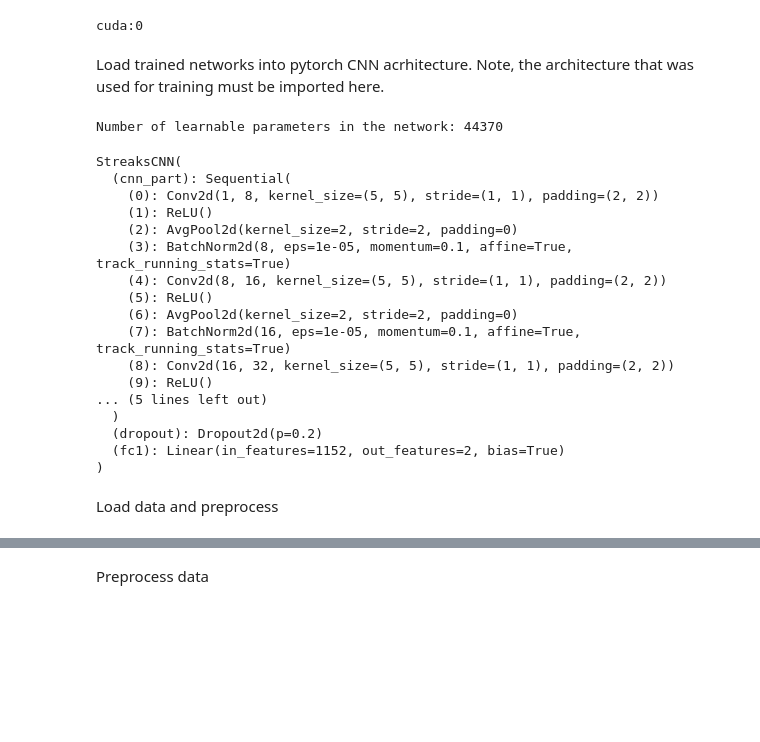
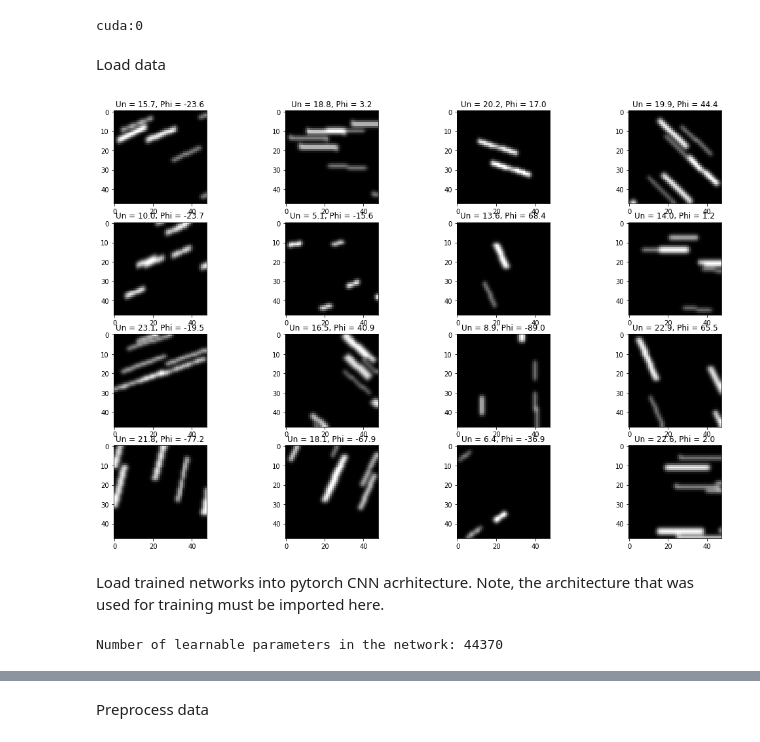
Before and after one commit to agrayver/streakcnn, a Jupyter notebook: test_CNN_pytorch.ipynb, the cells around one changed output, grey strips where cells are left out. Saved outputs shown, nothing was run; the diff lists cells and outputs as text; code cells hidden in the pictures; blank space fills up the shorter version.

```diff
--- a/test_CNN_pytorch.ipynb
+++ b/test_CNN_pytorch.ipynb
@@ -24,39 +24,53 @@ device = torch.device("cuda:0" if use_cuda else "cpu")
 print(device)
 # %% [output]
 cuda:0
+# %% [markdown]
+Load data
+# %%
+file_net = 'network_n=1M'
+
+h5f = h5py.File(('networks/%s_data.h5' % file_net), 'r')
+
+testImages = h5f['validationImages'][()]
+testData = h5f['validationData'][()]
+scale = h5f['scale'][()]
+mean = h5f['mean'][()]
+windowSize = h5f['windowSize'][()]
+n_ensemble_members = h5f['n_ensemble_members'][()]
+filter_size = h5f['filter_size'][()]
+padding = h5f['padding'][()]
+h5f.close()
+
+indices = random.randint(0, len(testImages), 16)
+
+fig = plt.figure()
+for i in range(indices.size):
+    ax = fig.add_subplot(4, 4, i + 1)
+    plt.gray()
+    plt.imshow(testImages[indices[i],0,:,:])
+    ax.set_title("Un = %.1f, Phi = %.1f" % (testData[indices[i],0], testData[indices[i],1]))
+
+fig.set_size_inches(np.array(fig.get_size_inches()) * 3)
+plt.show()
+# %% [output]
+[figure, added]
 # %% [markdown]
 Load trained networks into pytorch CNN acrhitecture. Note, the architecture that was used for training must be imported here.
 # %%
 from CNN_architectures import StreaksCNN
 
-file_net = 'network_n=1M'
+net_ensemble = []
+for n in range(n_ensemble_members):
+    f_output_name = 'networks/%s_%d.pytorch' % (file_net, n)
+    net_ensemble.append(StreaksCNN(winSz = windowSize, \
+                                   filtSz = filter_size, \
+                                   convPad = padding))
 
-net = StreaksCNN(winSz = 48, filtSz = 5, convPad = 2)
-net.load_state_dict(torch.load('networks/%s.pytorch' % file_net, map_location = device))
+    net_ensemble[n].load_state_dict(torch.load('networks/%s_%d.pytorch' % (file_net, n), map_location = device))
+    net_ensemble[n].to(device)
+    net_ensemble[n].eval()
 
-n_params = sum(p.numel() for p in net.parameters() if p.requires_grad)
+n_params = sum(p.numel() for p in net_ensemble[0].parameters() if p.requires_grad)
 print('Number of learnable parameters in the network:', n_params)
-
-net.to(device)
-net.eval()
 # %% [output]
 Number of learnable parameters in the network: 44370
-StreaksCNN(
-  (cnn_part): Sequential(
-    (0): Conv2d(1, 8, kernel_size=(5, 5), stride=(1, 1), padding=(2, 2))
-    (1): ReLU()
-    (2): AvgPool2d(kernel_size=2, stride=2, padding=0)
-    (3): BatchNorm2d(8, eps=1e-05, momentum=0.1, affine=True, track_running_stats=True)
-    (4): Conv2d(8, 16, kernel_size=(5, 5), stride=(1, 1), padding=(2, 2))
-    (5): ReLU()
-    (6): AvgPool2d(kernel_size=2, stride=2, padding=0)
-    (7): BatchNorm2d(16, eps=1e-05, momentum=0.1, affine=True, track_running_stats=True)
-    (8): Conv2d(16, 32, kernel_size=(5, 5), stride=(1, 1), padding=(2, 2))
-    (9): ReLU()
-... (5 lines left out)
-  )
-  (dropout): Dropout2d(p=0.2)
-  (fc1): Linear(in_features=1152, out_features=2, bias=True)
-)
-# %% [markdown]
-Load data and preprocess
```
Also changed, not shown: parts of 4 cells of this notebook, 11 other files.
